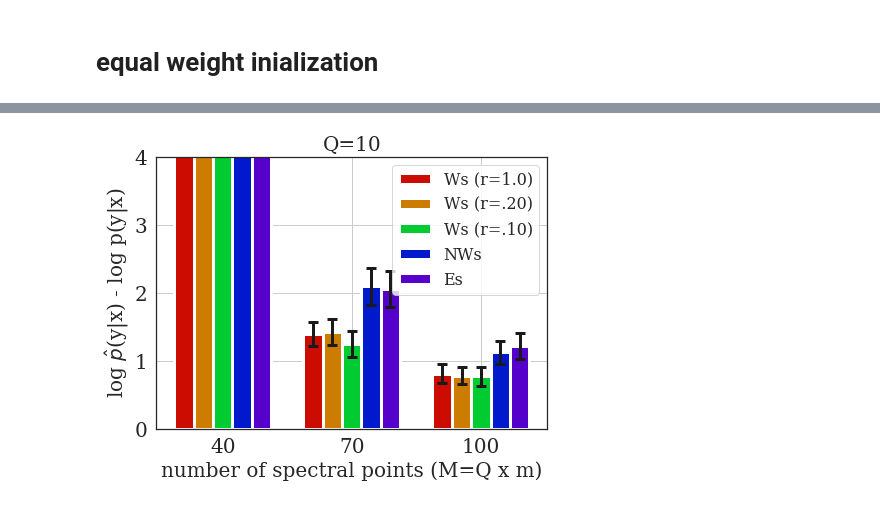
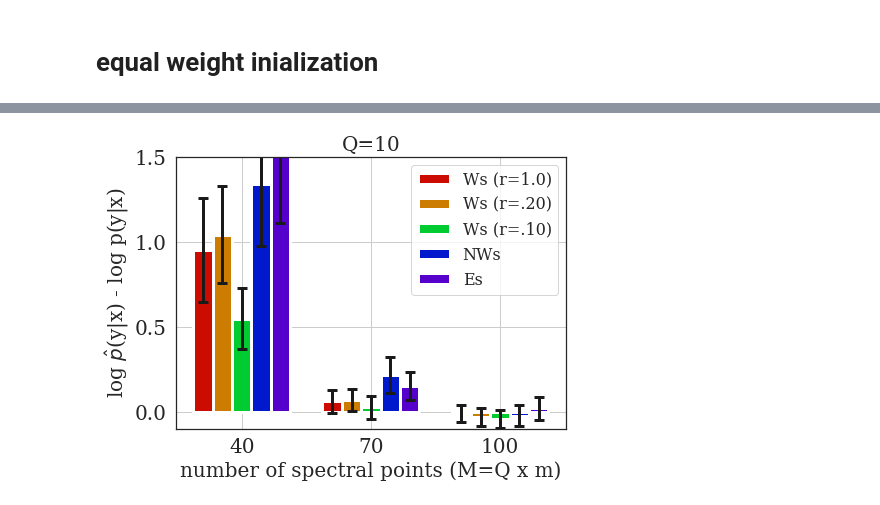
Before and after one commit to becre2021/abinfergsm, a Jupyter notebook: exp1_appendix.ipynb, the cells around one changed output, grey strips where cells are left out. Cells and saved outputs as stored; diff of their text form; code cells hidden in the pictures.

```diff
--- a/exp1_appendix.ipynb
+++ b/exp1_appendix.ipynb
@@ -635,32 +635,32 @@ for ith in range(len(num_Q_list)):
 
 
     plt.xticks( ind , ticklabel)
     plt.xlabel('number of spectral points (M=Q x m)',fontsize = 20)
     plt.tick_params(axis='both', which='major', labelsize= 20)
     plt.ticklabel_format(axis='y',style='sci',scilimits=(0,0) )
     plt.gca().yaxis.get_offset_text().set_size(17)
     #plt.title('M=Q x 3', fontsize= 20)
     plt.title('Q={}'.format(num_Q_list[ith]), fontsize= 20)
 
 
-    plt.ylim([0,4])
+    plt.ylim([-.1,1.5])
 
 
 
     if ith == 0:
         plt.ylabel('log $\hat{p}$(y|x) - log p(y|x)',fontsize = 20)
 
 
 leg = plt.legend(loc='upper right',fontsize = 16.0, ncol = 1 , columnspacing = 0.4)
 
 #leg = plt.legend(fontsize = 16.0, ncol = 1 , columnspacing = 0.65)
 for line in leg.get_lines():
     line.set_linewidth(4)
 
 
 save_figname= 'exp1_equallosserror'
 #save_figname= 'exp1_equallosserror_stderr_v22'
 # plt.savefig(save_figure_path + save_figname  + '.pdf' , format='pdf', dpi=1000, bbox_inches='tight')
 # plt.show()
 # %% [output]
-[figure, old version]
+[figure, new version]
```
Also changed, not shown: parts of 4 cells of this notebook, 2 other files.
